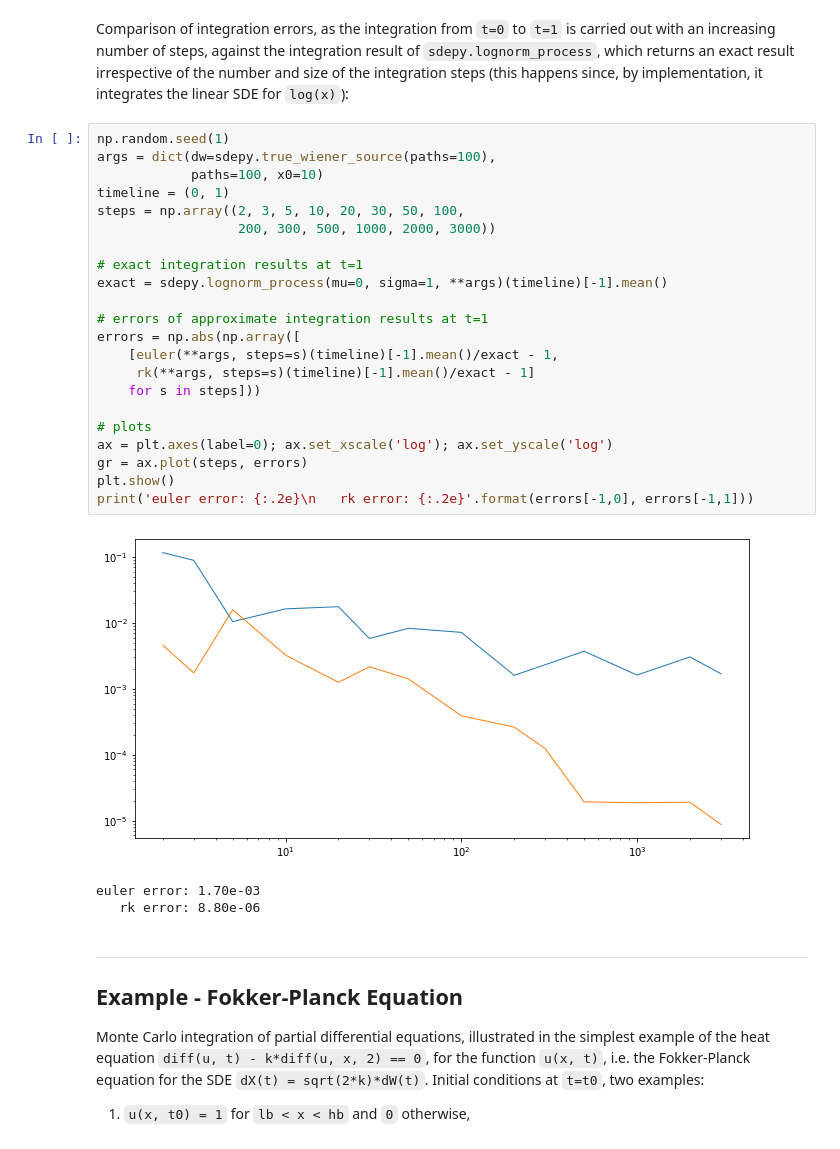
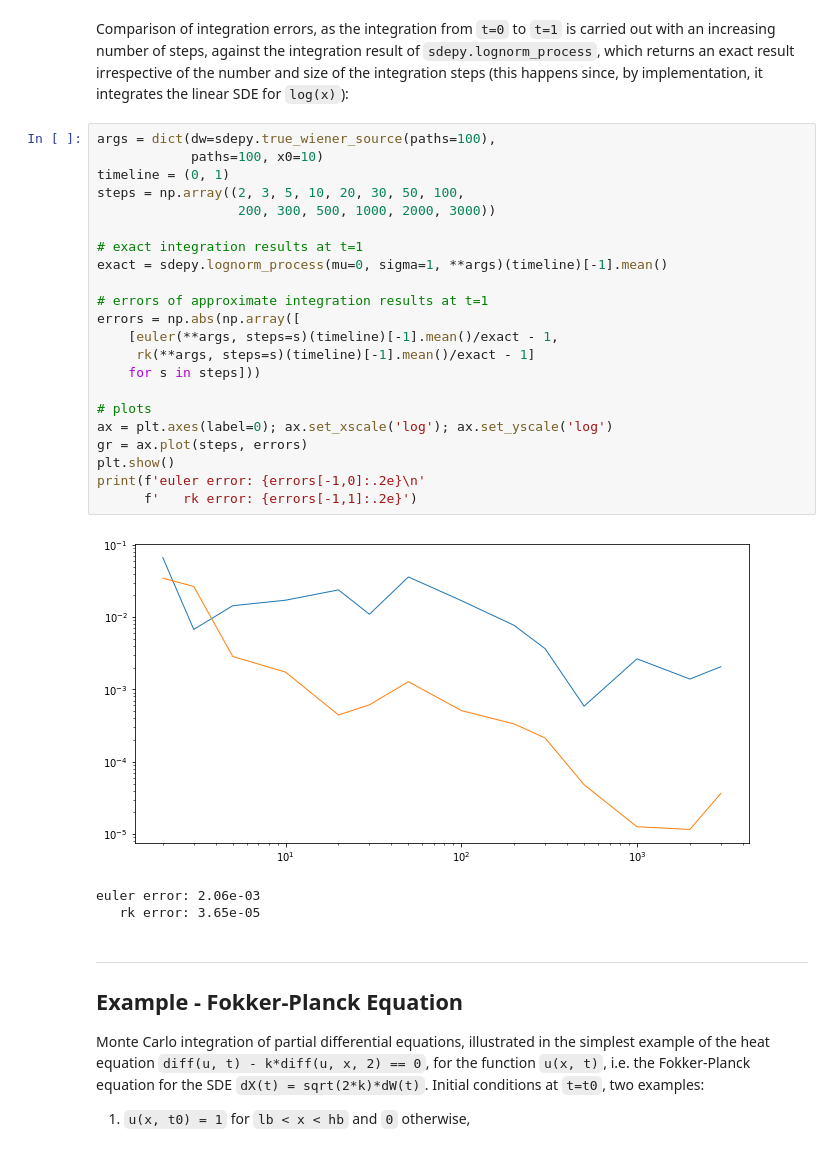
Before and after one commit to sdepy/sdepy-doc, a Jupyter notebook: quickguide.ipynb, the cells around one changed output. Saved outputs shown, nothing was run; the diff lists cells and outputs as text.

Commit message:
Remove 'np.random.seed' calls (#4)

```diff
--- a/quickguide.ipynb
+++ b/quickguide.ipynb
@@ -558,31 +558,31 @@ an exact result irrespective of the number and size
 of the integration steps (this happens since, by implementation,
 it integrates the linear SDE for ``log(x)``):
 # %%
-np.random.seed(1)
 args = dict(dw=sdepy.true_wiener_source(paths=100),
             paths=100, x0=10)
 timeline = (0, 1)
 steps = np.array((2, 3, 5, 10, 20, 30, 50, 100,
                   200, 300, 500, 1000, 2000, 3000))
 
 # exact integration results at t=1
 exact = sdepy.lognorm_process(mu=0, sigma=1, **args)(timeline)[-1].mean()
 
 # errors of approximate integration results at t=1
 errors = np.abs(np.array([
     [euler(**args, steps=s)(timeline)[-1].mean()/exact - 1,
      rk(**args, steps=s)(timeline)[-1].mean()/exact - 1]
     for s in steps]))
 
 # plots
 ax = plt.axes(label=0); ax.set_xscale('log'); ax.set_yscale('log')
 gr = ax.plot(steps, errors)
 plt.show()
-print('euler error: {:.2e}\n   rk error: {:.2e}'.format(errors[-1,0], errors[-1,1]))
+print(f'euler error: {errors[-1,0]:.2e}\n'
+      f'   rk error: {errors[-1,1]:.2e}')
 # %% [output]
-[figure, old version]
+[figure, new version]
-euler error: 1.70e-03
-   rk error: 8.80e-06
+euler error: 2.06e-03
+   rk error: 3.65e-05
 # %% [markdown]
 --------------------------------
 Example - Fokker-Planck Equation
```
Also changed, not shown: parts of 14 cells of this notebook, 1 other file.
